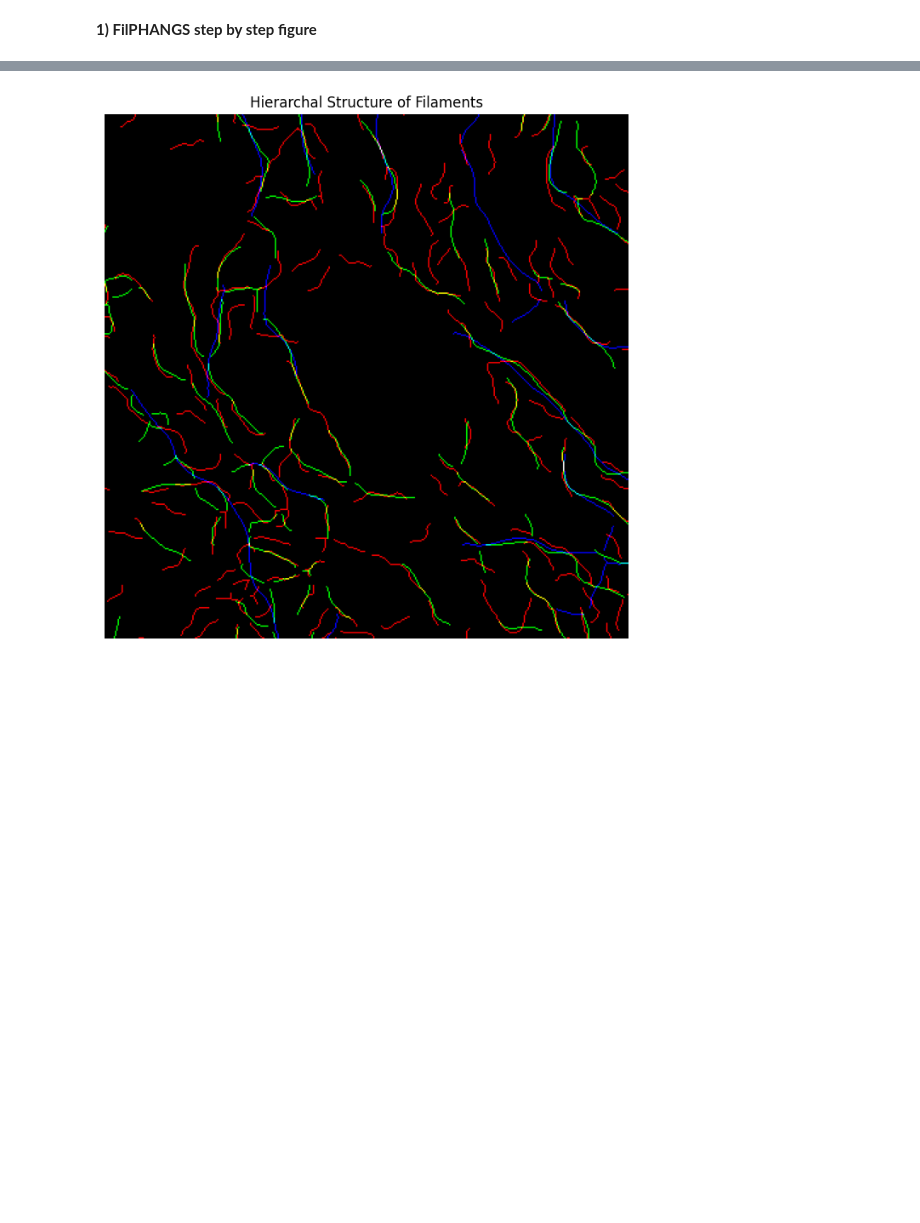
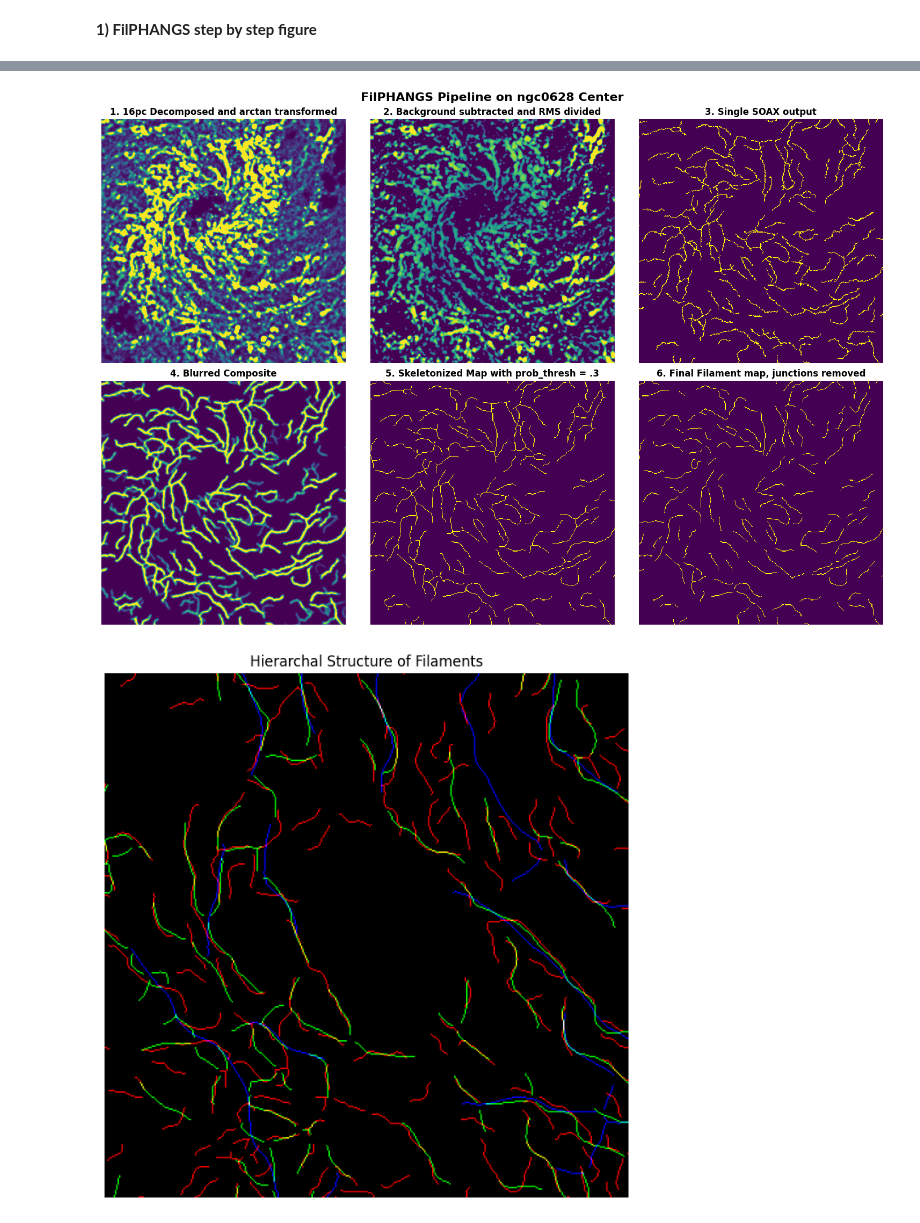
Before and after one commit to JHoffmann12/PHANGSDustFill, a Jupyter notebook: Identification/TestNotebooks/FiguresNotebook.ipynb, the cells around one changed output, grey strips where cells are left out. Cells and saved outputs as stored; diff of their text form; code cells hidden in the pictures; blank space fills up the shorter version.

```diff
--- a/Identification/TestNotebooks/FiguresNotebook.ipynb
+++ b/Identification/TestNotebooks/FiguresNotebook.ipynb
@@ -131,3 +5,91 @@ plt.show()
+# %%
+import matplotlib.pyplot as plt
+from astropy.io import fits
+import numpy as np
+from PIL import Image
+from matplotlib.colors import ListedColormap
+from scipy.ndimage import gaussian_filter, zoom
+label = "ngc0628"
+scale = 16
+
+# Define the file paths
+CDD_path = rf"C:\Users\HP\Documents\JHU_Academics\Research\FilPHANGS\{label}\CDD\{label}_JWST_F770W_starsub_CDDss00{scale}pc.fits"
+Processed_image_path = rf"C:\Users\HP\Documents\JHU_Academics\Research\FilPHANGS\{label}\BkgSubDivRMS\{label}_JWST_F770W_starsub_CDDss00{scale}pc_BkgSubDivRMS.fits"
+Interpolated_path = rf"C:\Users\HP\Documents\JHU_Academics\Research\FilPHANGS\{label}\SoaxOutput\{scale}pc\{label}_JWST_F770W_starsub_CDDss00{scale}pc_Blocked--ridge0.02375--stretch1.750.fits"
+blurred_path = rf"C:\Users\HP\Documents\JHU_Academics\Research\FilPHANGS\{label}\Composites\{label}_JWST_F770W_starsub_CDDss00{scale}pc_CompositeBlur.fits"
+final_path_1 = rf"C:\Users\HP\Documents\JHU_Academics\Research\FilPHANGS\{label}\Composites\{label}_JWST_F770W_starsub_CDDss00{scale}pc_Composite_0.3.fits"
+final_path_2 = rf"C:\Users\HP\Documents\JHU_Academics\Research\FilPHANGS\{label}\Composites\{label}_JWST_F770W_starsub_CDDss00{scale}pc_Composite_0.3_JR.fits"
+
+# Load FITS data
+def load_fits_data(path):
+    with fits.open(path) as hdul:
+        data = hdul[0].data
+    return data
+
+# Load PNG data
+def load_png_data(path):
+    img = Image.open(path).convert("L")  # Convert to grayscale
+    return np.array(img)
+
+# Detect binary images
+def is_binary(image):
+    unique_values = np.unique(image)
+    return len(unique_values) <= 2
+
+# List of paths and corresponding titles
+image_paths = [
+    (CDD_path, "1. 16pc Decomposed and arctan transformed", "fits"),
+    (Processed_image_path, "2. Background subtracted and RMS divided", "fits"),
+    (Interpolated_path, "3. Single SOAX output", "fits"),
+    (blurred_path, "4. Blurred Composite", "fits"),
+    (final_path_1, "5. Skeletonized Map with prob_thresh = .3", "fits"),
+    (final_path_2, "6. Final Filament map, junctions removed", "fits"),
+
+]
+
+size = 400
+start_x = 700
+start_y = 900
+
+# Load all images
+images = []
+titles = []
+for path, title, filetype in image_paths:
+    if filetype == "fits":
+        images.append(load_fits_data(path))
+    elif filetype == "png":
+        images.append(load_png_data(path))
+    titles.append(title)
+
+# Define the colormap for binary images
+binary_cmap = ListedColormap([(68/255, 1/255, 84/255), (1, 1, 0)])  # Dark purple and yellow
+
+# Create the figure
+fig, axes = plt.subplots(2, 3, figsize=(15, 10), constrained_layout=True)
+axes = axes.flatten()
+
+for ax, image, title in zip(axes, images, titles):
+    if ("3" in title) or ("5" in title) or ("6" in title) and (str(scale) not in title):
+        ax.imshow(image[start_y:start_y + size,start_x:start_x + size], cmap=binary_cmap, origin="lower", vmin=0, vmax=1)
+    elif ("4" in title):
+        norm_image = np.clip(image, np.percentile(image, 2), np.percentile(image, 98))
+        ax.imshow(norm_image[start_y:start_y + size,start_x:start_x + size], origin="lower")
+    else:
+        if is_binary(image):
+            ax.imshow(image, cmap=binary_cmap, origin="lower")
+        else:
+            # Normalize and enhance non-binary images
+            norm_image = np.clip(image, np.percentile(image, 2), np.percentile(image, 98))
+            ax.imshow(norm_image[start_y:start_y + size,start_x:start_x + size], cmap="viridis", origin="lower")
+    ax.set_title(title, fontsize=12, weight='bold')
+    ax.axis("off")
+
+# Add a global title
+fig.suptitle("FilPHANGS Pipeline on ngc0628 Center", fontsize=16, weight='bold')
+plt.savefig("process_figure_binary_corrected.png", dpi=300)
+plt.show()
+# %% [output]
+[figure, added]
 # %%
 import matplotlib.pyplot as plt
 import numpy as np
```
Also changed, not shown: parts of 3 cells of this notebook, 15 other files.
